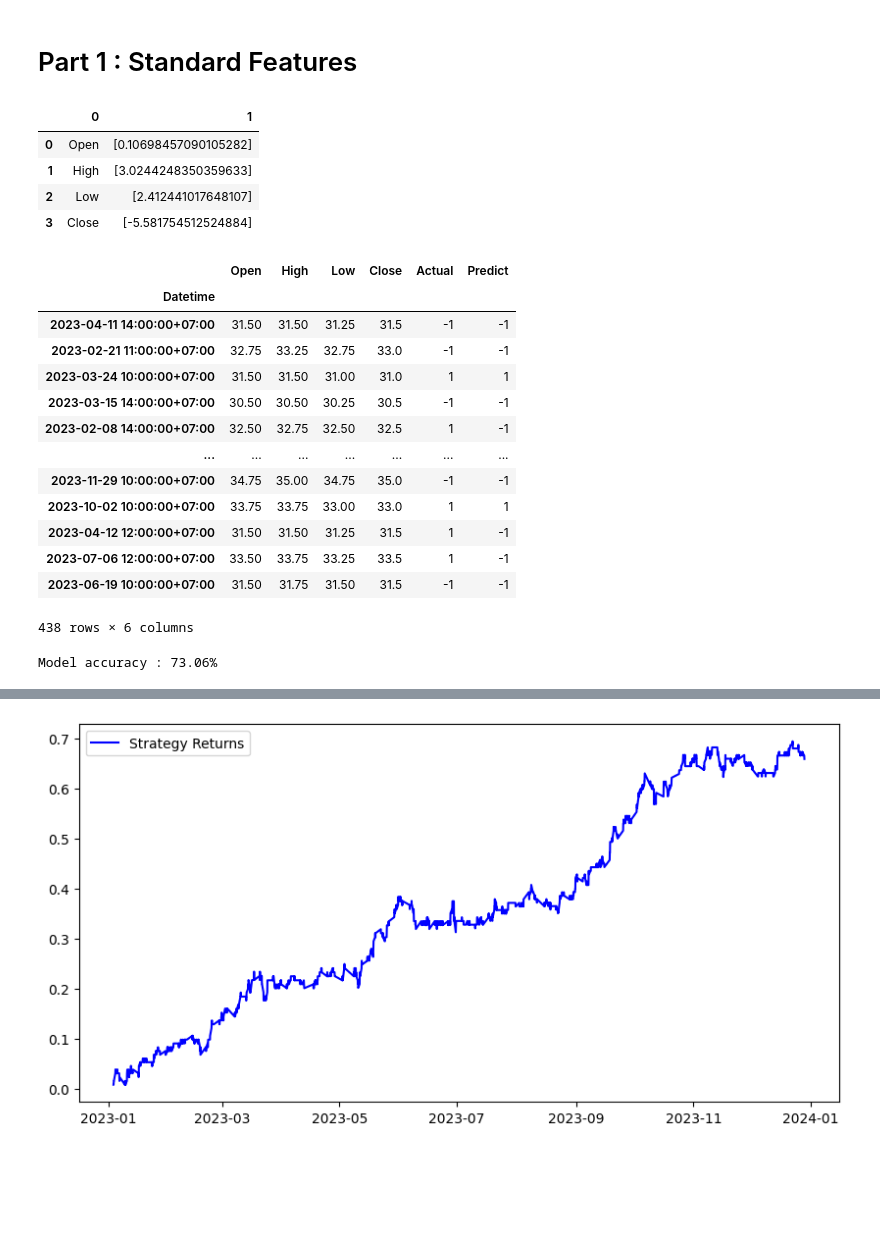
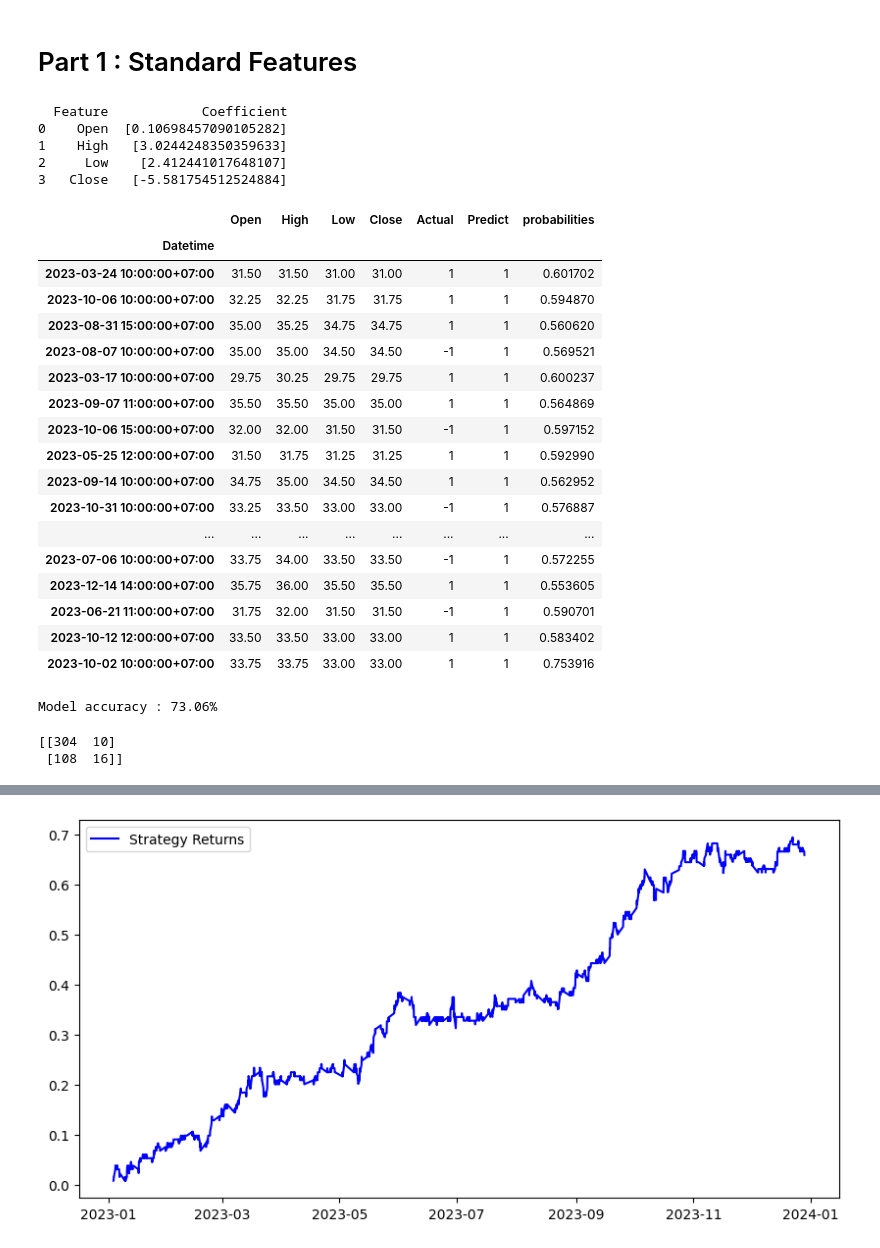
Before and after one commit to chayaphon/DADS6003, a Jupyter notebook: Classification/Logistic_Regression/stock_prediction.ipynb, the cells around one changed output, grey strips where cells are left out. Drawn from its saved outputs; the diff is of its cells as text; code cells hidden in the pictures; blank space fills up the shorter version.

```diff
--- a/Classification/Logistic_Regression/stock_prediction.ipynb
+++ b/Classification/Logistic_Regression/stock_prediction.ipynb
@@ -42,16 +42,13 @@ df
 # %% [markdown]
 # Part 1 : Standard Features
 # %%
-df1 = df.copy()
-df1 = df1.dropna()
+df1 = df.copy().dropna()
 # %%
 ### Define Target/Dependent Variable
 X = df1.iloc[:,:4]
 y = np.where(df1['Close'].shift(-1) > df1['Close'],1,-1)
 
 ### Split dataset for training and test
-# split = int(0.7*len(X))
-# X_train, X_test, y_train, y_test = X.iloc[:split], X.iloc[split:], y[:split], y[split:]
 X_train, X_test, y_train, y_test = train_test_split(X, y, test_size=0.3, random_state=0)
 
 ### Fit to model
@@ -59,34 +56,41 @@ model = LogisticRegression(max_iter=1000)
 model = model.fit (X_train,y_train)
 
 ### Coefficients
-pd.DataFrame(zip(X.columns, np.transpose(model.coef_)))
+coefficients = pd.DataFrame(zip(X.columns, np.transpose(model.coef_)), columns=['Feature', 'Coefficient'])
+print(coefficients)
 # %% [output]
-|  | 0 | 1 |
-| 0 | Open | [0.10698457090105282] |
-| 1 | High | [3.0244248350359633] |
-| 2 | Low | [2.412441017648107] |
-| 3 | Close | [-5.581754512524884] |
+  Feature            Coefficient
+0    Open  [0.10698457090105282]
+1    High   [3.0244248350359633]
+2     Low    [2.412441017648107]
+3   Close   [-5.581754512524884]
 # %%
 prediction = model.predict(X_test)
-result = X_test
+probabilities = model.predict_proba(X_test)[:, 1]
+result = X_test.copy()
 result['Actual'] = y_test
 result['Predict'] = prediction
-result
+result['probabilities'] = probabilities
+result[result['probabilities']>= 0.5]
 # %% [output]
-|  | Open | High | Low | Close | Actual | Predict |
-| Datetime |  |  |  |  |  |  |
-| 2023-04-11 14:00:00+07:00 | 31.50 | 31.50 | 31.25 | 31.5 | -1 | -1 |
-| 2023-02-21 11:00:00+07:00 | 32.75 | 33.25 | 32.75 | 33.0 | -1 | -1 |
-| 2023-03-24 10:00:00+07:00 | 31.50 | 31.50 | 31.00 | 31.0 | 1 | 1 |
-| 2023-03-15 14:00:00+07:00 | 30.50 | 30.50 | 30.25 | 30.5 | -1 | -1 |
-| 2023-02-08 14:00:00+07:00 | 32.50 | 32.75 | 32.50 | 32.5 | 1 | -1 |
-| ... | ... | ... | ... | ... | ... | ... |
-| 2023-11-29 10:00:00+07:00 | 34.75 | 35.00 | 34.75 | 35.0 | -1 | -1 |
-| 2023-10-02 10:00:00+07:00 | 33.75 | 33.75 | 33.00 | 33.0 | 1 | 1 |
-| 2023-04-12 12:00:00+07:00 | 31.50 | 31.50 | 31.25 | 31.5 | 1 | -1 |
-| 2023-07-06 12:00:00+07:00 | 33.50 | 33.75 | 33.25 | 33.5 | 1 | -1 |
-| 2023-06-19 10:00:00+07:00 | 31.50 | 31.75 | 31.50 | 31.5 | -1 | -1 |
+|  | Open | High | Low | Close | Actual | Predict | probabilities |
+| Datetime |  |  |  |  |  |  |  |
+| 2023-03-24 10:00:00+07:00 | 31.50 | 31.50 | 31.00 | 31.00 | 1 | 1 | 0.601702 |
+| 2023-10-06 10:00:00+07:00 | 32.25 | 32.25 | 31.75 | 31.75 | 1 | 1 | 0.594870 |
+| 2023-08-31 15:00:00+07:00 | 35.00 | 35.25 | 34.75 | 34.75 | 1 | 1 | 0.560620 |
+| 2023-08-07 10:00:00+07:00 | 35.00 | 35.00 | 34.50 | 34.50 | -1 | 1 | 0.569521 |
+| 2023-03-17 10:00:00+07:00 | 29.75 | 30.25 | 29.75 | 29.75 | 1 | 1 | 0.600237 |
+| 2023-09-07 11:00:00+07:00 | 35.50 | 35.50 | 35.00 | 35.00 | 1 | 1 | 0.564869 |
+| 2023-10-06 15:00:00+07:00 | 32.00 | 32.00 | 31.50 | 31.50 | -1 | 1 | 0.597152 |
+| 2023-05-25 12:00:00+07:00 | 31.50 | 31.75 | 31.25 | 31.25 | 1 | 1 | 0.592990 |
+| 2023-09-14 10:00:00+07:00 | 34.75 | 35.00 | 34.50 | 34.50 | 1 | 1 | 0.562952 |
+| 2023-10-31 10:00:00+07:00 | 33.25 | 33.50 | 33.00 | 33.00 | -1 | 1 | 0.576887 |
+| ... | ... | ... | ... | ... | ... | ... | ... |
+| 2023-07-06 10:00:00+07:00 | 33.75 | 34.00 | 33.50 | 33.50 | -1 | 1 | 0.572255 |
+| 2023-12-14 14:00:00+07:00 | 35.75 | 36.00 | 35.50 | 35.50 | 1 | 1 | 0.553605 |
+| 2023-06-21 11:00:00+07:00 | 31.75 | 32.00 | 31.50 | 31.50 | -1 | 1 | 0.590701 |
+| 2023-10-12 12:00:00+07:00 | 33.50 | 33.50 | 33.00 | 33.00 | 1 | 1 | 0.583402 |
+| 2023-10-02 10:00:00+07:00 | 33.75 | 33.75 | 33.00 | 33.00 | 1 | 1 | 0.753916 |
-438 rows × 6 columns
 # %%
 # Model Accuracy
 correct = len(result[result['Actual']==result['Predict']])
@@ -94,3 +98,9 @@ accuracy = correct/len(result)
 print(f'Model accuracy : {accuracy*100:.2f}%')
 # %% [output]
 Model accuracy : 73.06%
+# %%
+### Confusion Matrix
+print(metrics.confusion_matrix(y_test, prediction))
+# %% [output]
+[[304  10]
+ [108  16]]
```
Also changed, not shown: parts of 10 cells of this notebook.
